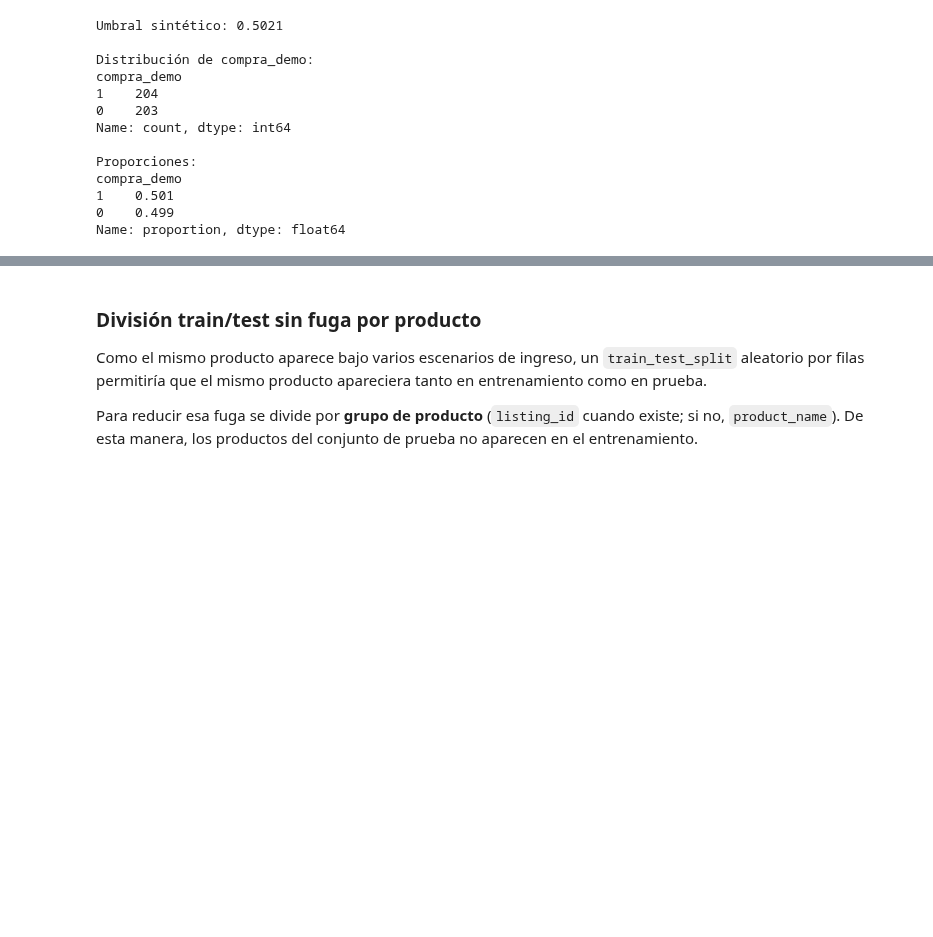
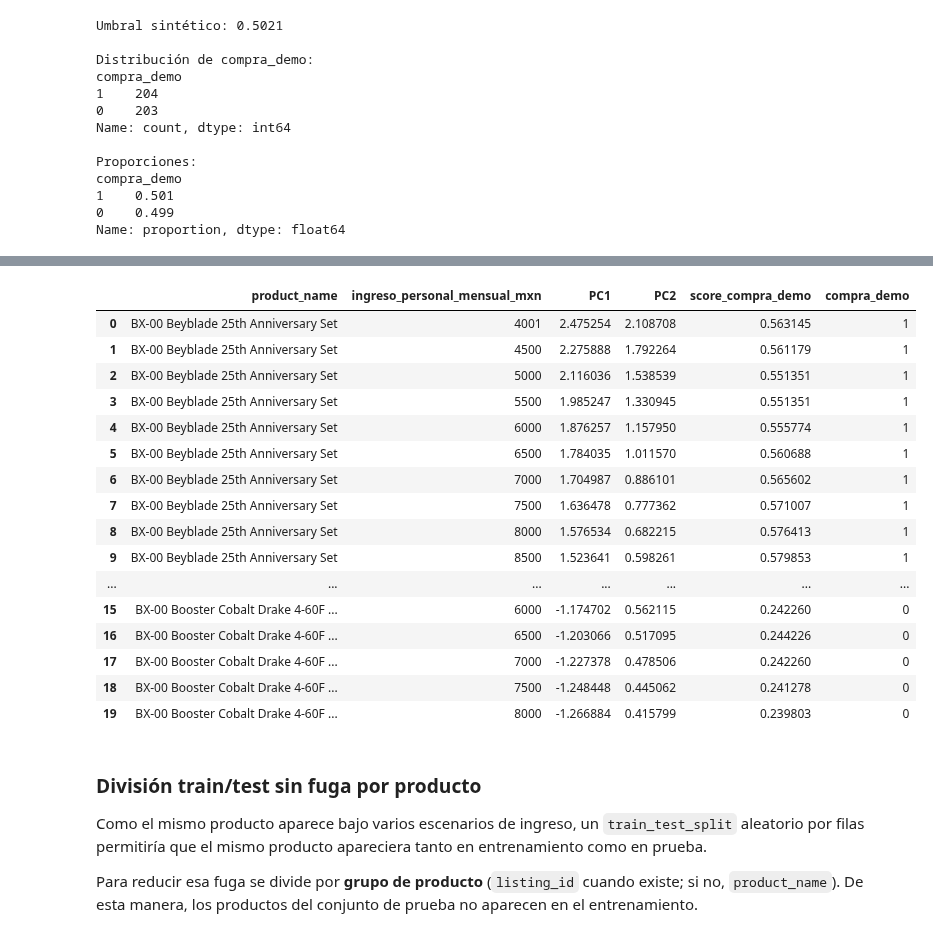
Before and after one commit to Tr4mbo/Data-science-excercises, a Jupyter notebook: prueba1/pca_bey_final.ipynb, the cells around one changed output, grey strips where cells are left out. Saved outputs shown, nothing was run; the diff lists cells and outputs as text; code cells hidden in the pictures; blank space fills up the shorter version.

```diff
--- a/prueba1/pca_bey_final.ipynb
+++ b/prueba1/pca_bey_final.ipynb
@@ -896,3 +896,83 @@ compra_demo
 1    0.501
 0    0.499
 Name: proportion, dtype: float64
+# %%
+
+dataset_demo = pd.concat(
+    [
+        dataset.reset_index(drop=True),
+        df_componentes_final[
+            ["PC1", "PC2"]
+        ].reset_index(drop=True)
+    ],
+    axis=1
+)
+
+print(
+    dataset_demo[
+        ["PC1", "PC2"]
+    ].head()
+)
+
+
+pc1_score = (
+    dataset_demo["PC1"]
+    .rank(pct=True)
+)
+
+
+pc2_score = (
+    1
+    - dataset_demo["PC2"]
+      .rank(pct=True)
+)
+
+dataset_demo["score_compra_demo"] = (
+    0.60 * pc1_score
+    +
+    0.40 * pc2_score
+)
+
+
+umbral_demo = (
+    dataset_demo["score_compra_demo"]
+    .median()
+)
+
+dataset_demo["compra_demo"] = (
+    dataset_demo["score_compra_demo"]
+    >= umbral_demo
+).astype(int)
+
+
+print(
+    "Umbral sintético:",
+    round(float(umbral_demo), 4)
+)
+
+print("\nDistribución:")
+print(
+    dataset_demo["compra_demo"]
+    .value_counts()
+)
+
+print("\nProporciones:")
+print(
+    dataset_demo["compra_demo"]
+    .value_counts(normalize=True)
+    .round(3)
+)
+
+display(
+    dataset_demo[
+        [
+            "product_name",
+            "ingreso_personal_mensual_mxn",
+            "PC1",
+            "PC2",
+            "score_compra_demo",
+            "compra_demo"
+        ]
+    ].head(20)
+)
+# %% [output]
@@ -899,3 +998,20 @@ Name: proportion, dtype: float64
+|  | product_name | ingreso_personal_mensual_mxn | PC1 | PC2 | score_compra_demo | compra_demo |
+| 0 | BX-00 Beyblade 25th Anniversary Set | 4001 | 2.475254 | 2.108708 | 0.563145 | 1 |
+| 1 | BX-00 Beyblade 25th Anniversary Set | 4500 | 2.275888 | 1.792264 | 0.561179 | 1 |
+| 2 | BX-00 Beyblade 25th Anniversary Set | 5000 | 2.116036 | 1.538539 | 0.551351 | 1 |
+| 3 | BX-00 Beyblade 25th Anniversary Set | 5500 | 1.985247 | 1.330945 | 0.551351 | 1 |
+| 4 | BX-00 Beyblade 25th Anniversary Set | 6000 | 1.876257 | 1.157950 | 0.555774 | 1 |
+| 5 | BX-00 Beyblade 25th Anniversary Set | 6500 | 1.784035 | 1.011570 | 0.560688 | 1 |
+| 6 | BX-00 Beyblade 25th Anniversary Set | 7000 | 1.704987 | 0.886101 | 0.565602 | 1 |
+| 7 | BX-00 Beyblade 25th Anniversary Set | 7500 | 1.636478 | 0.777362 | 0.571007 | 1 |
+| 8 | BX-00 Beyblade 25th Anniversary Set | 8000 | 1.576534 | 0.682215 | 0.576413 | 1 |
+| 9 | BX-00 Beyblade 25th Anniversary Set | 8500 | 1.523641 | 0.598261 | 0.579853 | 1 |
+| ... | ... | ... | ... | ... | ... | ... |
+| 15 | BX-00 Booster Cobalt Drake 4-60F ... | 6000 | -1.174702 | 0.562115 | 0.242260 | 0 |
+| 16 | BX-00 Booster Cobalt Drake 4-60F ... | 6500 | -1.203066 | 0.517095 | 0.244226 | 0 |
+| 17 | BX-00 Booster Cobalt Drake 4-60F ... | 7000 | -1.227378 | 0.478506 | 0.242260 | 0 |
+| 18 | BX-00 Booster Cobalt Drake 4-60F ... | 7500 | -1.248448 | 0.445062 | 0.241278 | 0 |
+| 19 | BX-00 Booster Cobalt Drake 4-60F ... | 8000 | -1.266884 | 0.415799 | 0.239803 | 0 |
 # %% [markdown]
 ### División train/test sin fuga por producto
 
```
Also changed, not shown: parts of 3 cells of this notebook, 1 other file.
